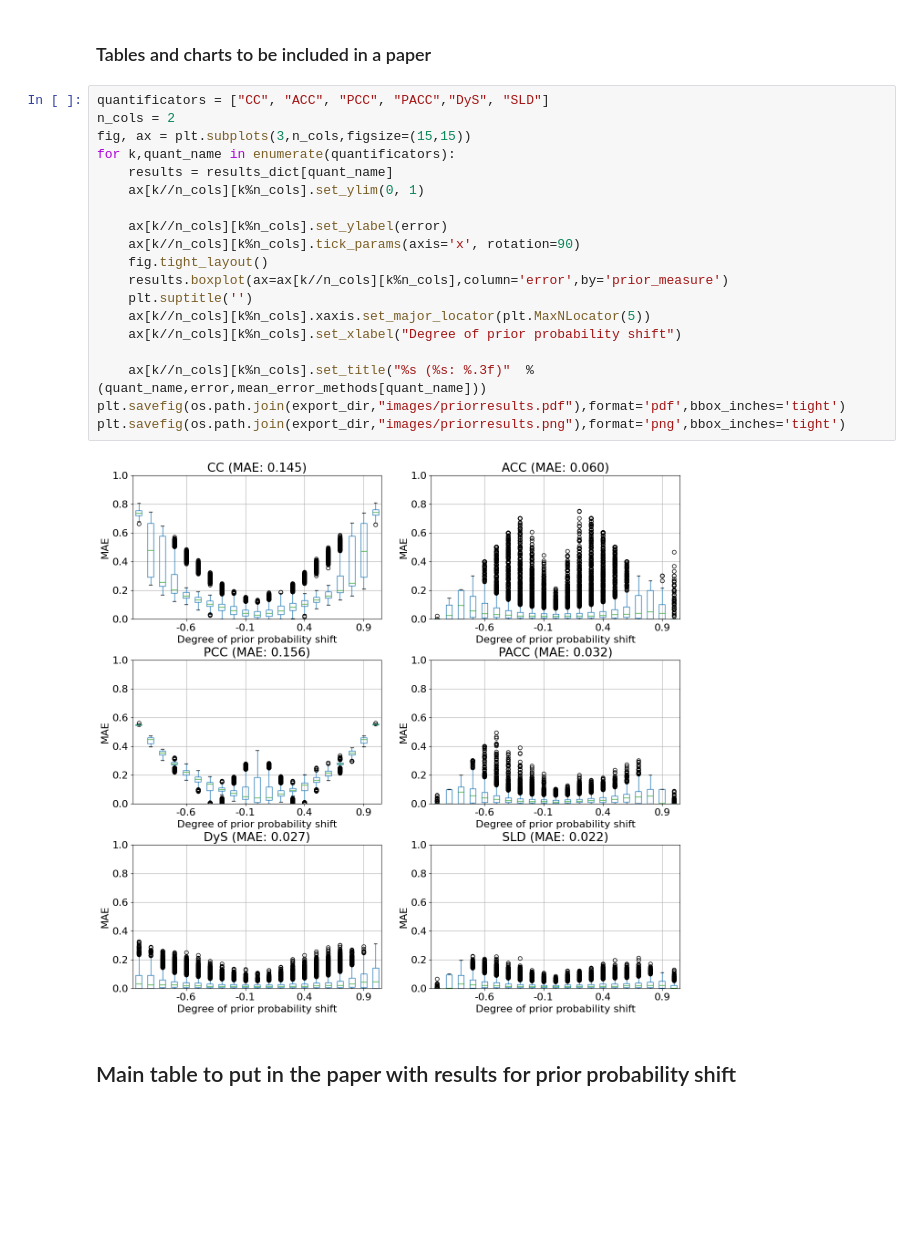
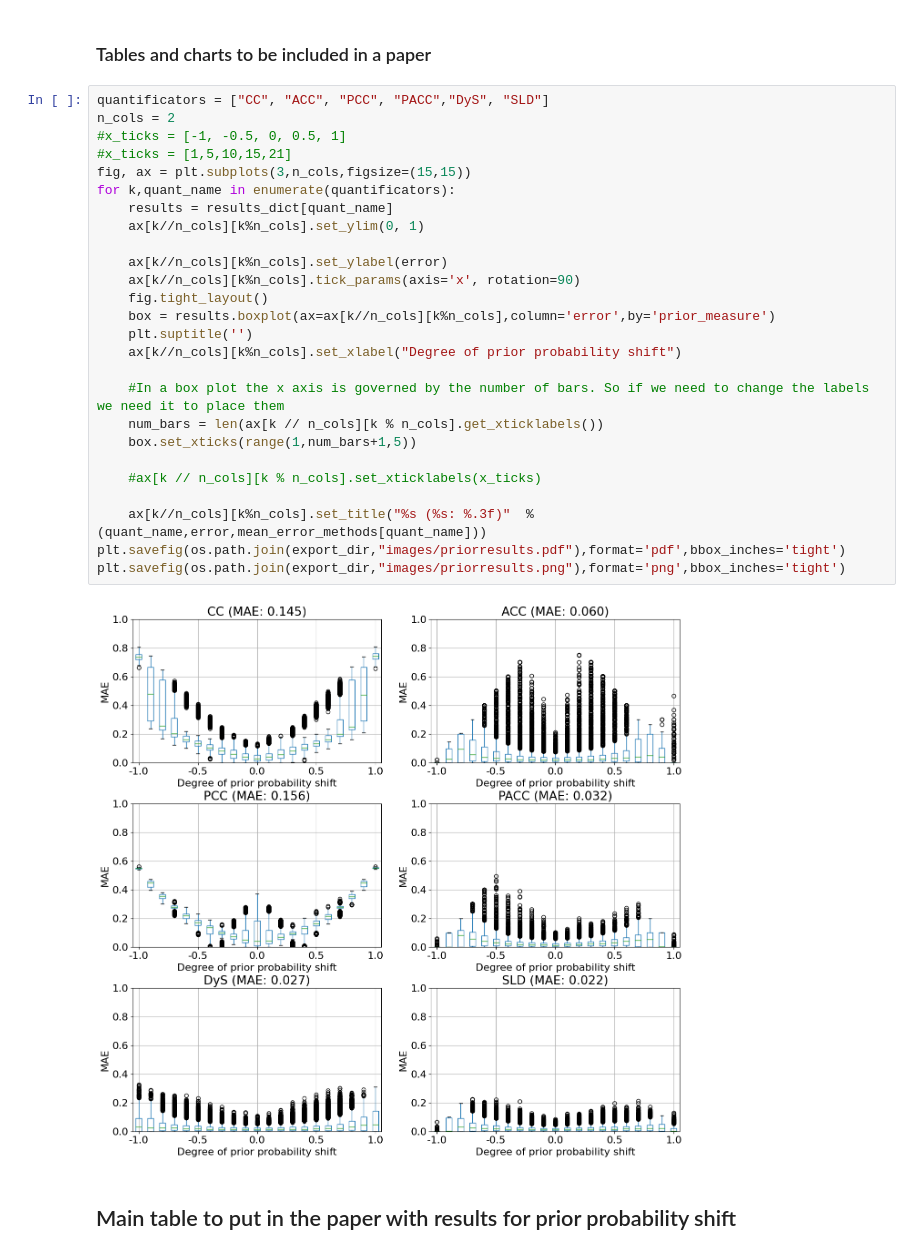
Before and after one commit to pglez82/quant_datasetshift, a Jupyter notebook: analyze_results_prior.ipynb, the cells around one changed output. Cells and saved outputs as stored; diff of their text form; blank space fills up the shorter version.

```diff
--- a/analyze_results_prior.ipynb
+++ b/analyze_results_prior.ipynb
@@ -160,24 +160,31 @@ for k,quant_name in enumerate(quantificators):
 # %%
 quantificators = ["CC", "ACC", "PCC", "PACC","DyS", "SLD"]
 n_cols = 2
+#x_ticks = [-1, -0.5, 0, 0.5, 1]
+#x_ticks = [1,5,10,15,21]
 fig, ax = plt.subplots(3,n_cols,figsize=(15,15))
 for k,quant_name in enumerate(quantificators):
     results = results_dict[quant_name]
     ax[k//n_cols][k%n_cols].set_ylim(0, 1)
 
     ax[k//n_cols][k%n_cols].set_ylabel(error)
     ax[k//n_cols][k%n_cols].tick_params(axis='x', rotation=90)
     fig.tight_layout()
-    results.boxplot(ax=ax[k//n_cols][k%n_cols],column='error',by='prior_measure')
+    box = results.boxplot(ax=ax[k//n_cols][k%n_cols],column='error',by='prior_measure')
     plt.suptitle('')
-    ax[k//n_cols][k%n_cols].xaxis.set_major_locator(plt.MaxNLocator(5))
     ax[k//n_cols][k%n_cols].set_xlabel("Degree of prior probability shift")
+
+    #In a box plot the x axis is governed by the number of bars. So if we need to change the labels we need it to place them
+    num_bars = len(ax[k // n_cols][k % n_cols].get_xticklabels())
+    box.set_xticks(range(1,num_bars+1,5))
+
+    #ax[k // n_cols][k % n_cols].set_xticklabels(x_ticks)
 
     ax[k//n_cols][k%n_cols].set_title("%s (%s: %.3f)"  % (quant_name,error,mean_error_methods[quant_name]))
 plt.savefig(os.path.join(export_dir,"images/priorresults.pdf"),format='pdf',bbox_inches='tight')
 plt.savefig(os.path.join(export_dir,"images/priorresults.png"),format='png',bbox_inches='tight')
 # %% [output]
-[figure, old version]
+[figure, new version]
 # %% [markdown]
 ## Main table to put in the paper with results for prior probability shift
 # %%
```
